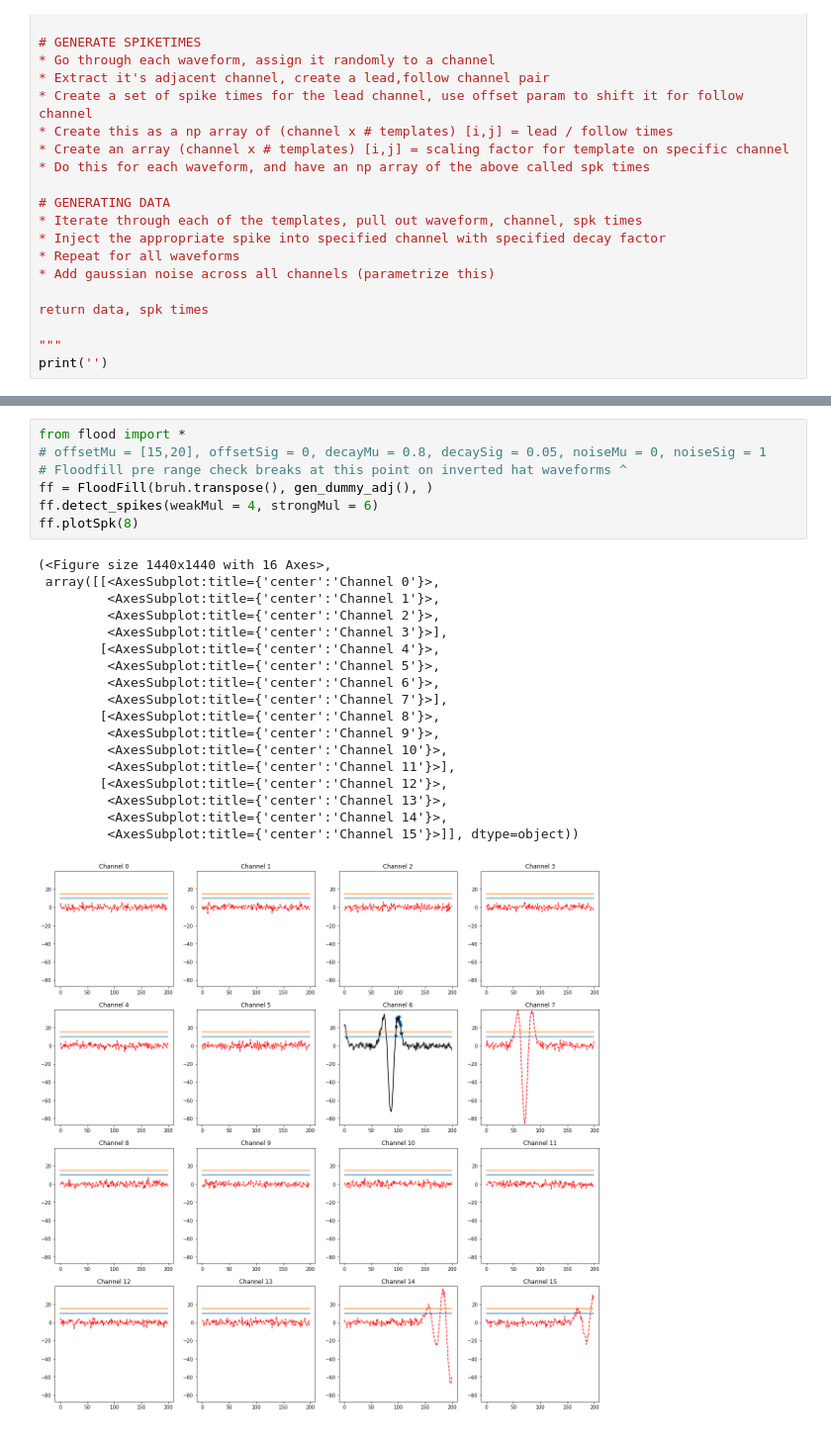
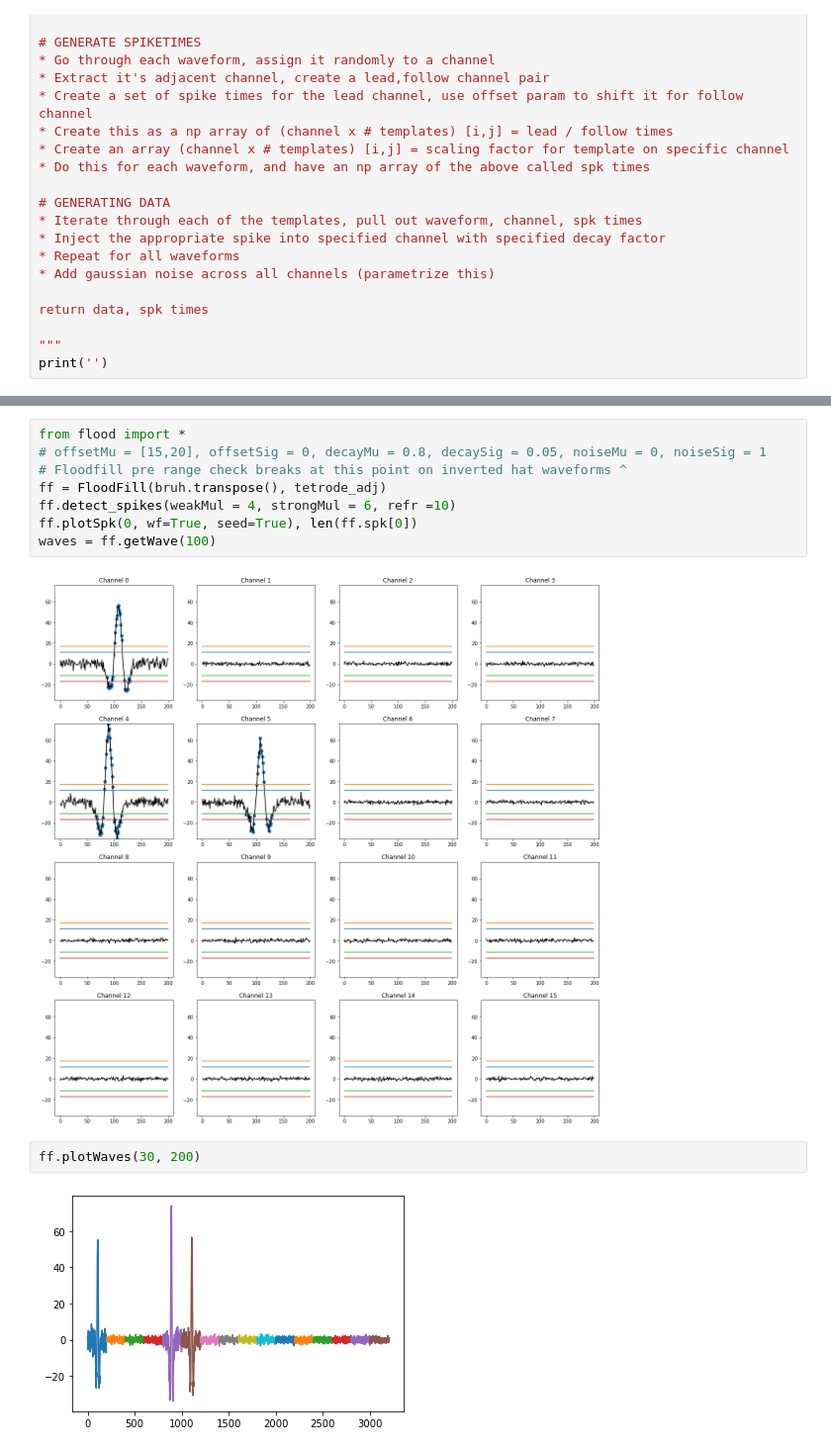
Before and after one commit to samirchowd/floodfill, a Jupyter notebook: rewrite/develop.ipynb, the cells around one changed output, grey strips where cells are left out. Shown at 99% size. Saved outputs shown, nothing was run; the diff lists cells and outputs as text.

```diff
--- a/rewrite/develop.ipynb
+++ b/rewrite/develop.ipynb
@@ -251,25 +290,13 @@ fig = plot_dummy_data(bruh)
 from flood import *
 # offsetMu = [15,20], offsetSig = 0, decayMu = 0.8, decaySig = 0.05, noiseMu = 0, noiseSig = 1
 # Floodfill pre range check breaks at this point on inverted hat waveforms ^
-ff = FloodFill(bruh.transpose(), gen_dummy_adj(), )
-ff.detect_spikes(weakMul = 4, strongMul = 6)
-ff.plotSpk(8)
+ff = FloodFill(bruh.transpose(), tetrode_adj)
+ff.detect_spikes(weakMul = 4, strongMul = 6, refr =10)
+ff.plotSpk(0, wf=True, seed=True), len(ff.spk[0])
+waves = ff.getWave(100)
 # %% [output]
-(<Figure size 1440x1440 with 16 Axes>,
- array([[<AxesSubplot:title={'center':'Channel 0'}>,
-         <AxesSubplot:title={'center':'Channel 1'}>,
-         <AxesSubplot:title={'center':'Channel 2'}>,
-         <AxesSubplot:title={'center':'Channel 3'}>],
-        [<AxesSubplot:title={'center':'Channel 4'}>,
-         <AxesSubplot:title={'center':'Channel 5'}>,
-         <AxesSubplot:title={'center':'Channel 6'}>,
-         <AxesSubplot:title={'center':'Channel 7'}>],
-        [<AxesSubplot:title={'center':'Channel 8'}>,
-         <AxesSubplot:title={'center':'Channel 9'}>,
-         <AxesSubplot:title={'center':'Channel 10'}>,
-         <AxesSubplot:title={'center':'Channel 11'}>],
-        [<AxesSubplot:title={'center':'Channel 12'}>,
-         <AxesSubplot:title={'center':'Channel 13'}>,
-         <AxesSubplot:title={'center':'Channel 14'}>,
-         <AxesSubplot:title={'center':'Channel 15'}>]], dtype=object))
-[figure, old version]
+[figure, new version]
+# %%
+ff.plotWaves(30, 200)
+# %% [output]
+[figure, added]
```
Also changed, not shown: parts of 7 cells of this notebook, 1 other file.
